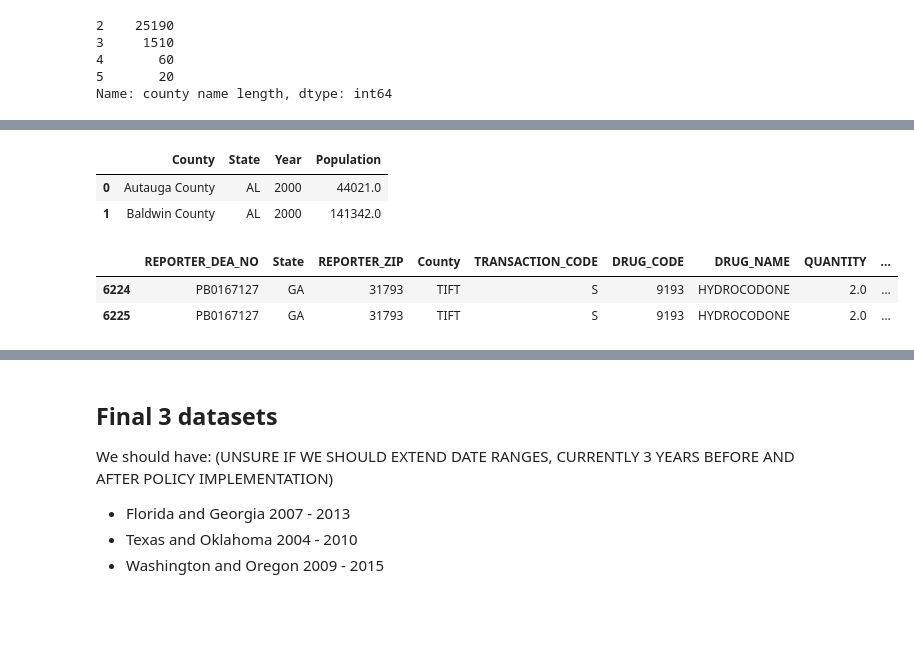
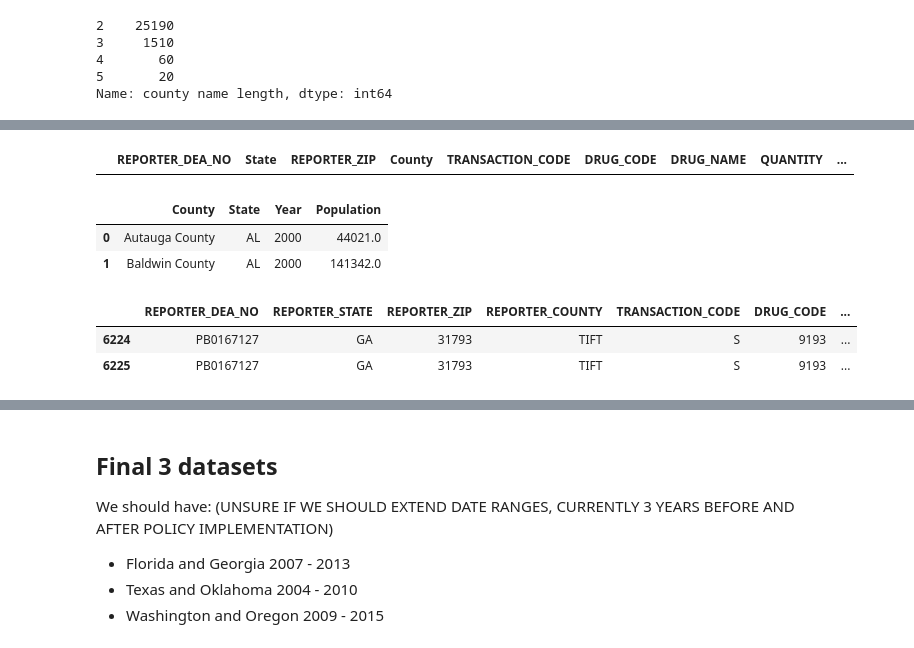
Before and after one commit to abzdel/Opioid-Analysis, a Jupyter notebook: 02_clean_data.ipynb, the cells around one changed output, grey strips where cells are left out. Saved outputs shown, nothing was run; the diff lists cells and outputs as text; code cells hidden in the pictures; blank space fills up the shorter version.

Commit message:
changed variables from reporter to buyer - would have made analysis wrong

```diff
--- a/02_clean_data.ipynb
+++ b/02_clean_data.ipynb
@@ -370,4 +355,4 @@ df_overdoses_copy = df_overdoses.copy()
 #pops_copy1["County"] = pops_copy1["County"].apply(lambda x: x.split(" ")[0])
 # %%
 pops_copy1["county name length"] = pops_copy1["County"].apply(lambda x: len(x.split(" ")))
-df_overdoses_copy["county name length"] = df_overdoses_copy["REPORTER_COUNTY"].apply(lambda x: len(x.split(" ")))
+df_prescriptions_copy["county name length"] = df_prescriptions_copy["REPORTER_COUNTY"].apply(lambda x: len(x.split(" ")))
@@ -374,4 +361,4 @@ df_overdoses_copy["county name length"] = df_overdoses_copy["REPORTER_COUNTY"].a
 # %%
 # fix mismatches in county names
 
-df_overdoses_copy.loc[df_overdoses_copy["REPORTER_COUNTY"] == "SAINT LANDRY", "REPORTER_COUNTY"] = "St. Landry Parish"
+df_prescriptions_copy.loc[df_prescriptions_copy["REPORTER_COUNTY"] == "SAINT LANDRY", "REPORTER_COUNTY"] = "St. Landry Parish"
@@ -406,9 +388,9 @@ pops_copy1.loc[pops_copy1["county name length"] == 2, "County"] = pops_copy1.loc
 
 # make all county values lowercase
 pops_copy1["County"] = pops_copy1["County"].apply(lambda x: x.lower())
-df_overdoses_copy["REPORTER_COUNTY"] = df_overdoses_copy["REPORTER_COUNTY"].apply(lambda x: x.lower())
+df_prescriptions_copy["REPORTER_COUNTY"] = df_prescriptions_copy["REPORTER_COUNTY"].apply(lambda x: x.lower())
 # %%
 # ensure columns will match up
 
-df_overdoses_copy.rename(columns={"REPORTER_STATE": "State", "year": "Year", "REPORTER_COUNTY": "County"}, inplace=True)
+df_prescriptions_copy.rename(columns={"REPORTER_STATE": "State", "year": "Year", "REPORTER_COUNTY": "County"}, inplace=True)
 # %%
@@ -446,3 +433,7 @@ df_overdoses_copy[df_overdoses_copy["State"] == "St. Landry Parish"]
+# %%
+df_prescriptions_copy[df_prescriptions_copy["State"] == "AL"]
+# %% [output]
+|  | REPORTER_DEA_NO | State | REPORTER_ZIP | County | TRANSACTION_CODE | DRUG_CODE | DRUG_NAME | QUANTITY | ... |
 # %%
 pops.head(2)
 # %% [output]
@@ -450,11 +441,11 @@ pops.head(2)
 | 0 | Autauga County | AL | 2000 | 44021.0 |
 | 1 | Baldwin County | AL | 2000 | 141342.0 |
 # %%
-df_overdoses.head(2)
+df_prescriptions_copy.head(2)
 # %% [output]
-|  | REPORTER_DEA_NO | State | REPORTER_ZIP | County | TRANSACTION_CODE | DRUG_CODE | DRUG_NAME | QUANTITY | ... |
-| 6224 | PB0167127 | GA | 31793 | TIFT | S | 9193 | HYDROCODONE | 2.0 | ... |
-| 6225 | PB0167127 | GA | 31793 | TIFT | S | 9193 | HYDROCODONE | 2.0 | ... |
+|  | REPORTER_DEA_NO | REPORTER_STATE | REPORTER_ZIP | REPORTER_COUNTY | TRANSACTION_CODE | DRUG_CODE | ... |
+| 6224 | PB0167127 | GA | 31793 | TIFT | S | 9193 | ... |
+| 6225 | PB0167127 | GA | 31793 | TIFT | S | 9193 | ... |
 # %%
 df_cause_of_death.head(2)
 # %% [output]
```
Also changed, not shown: parts of 19 cells of this notebook.
